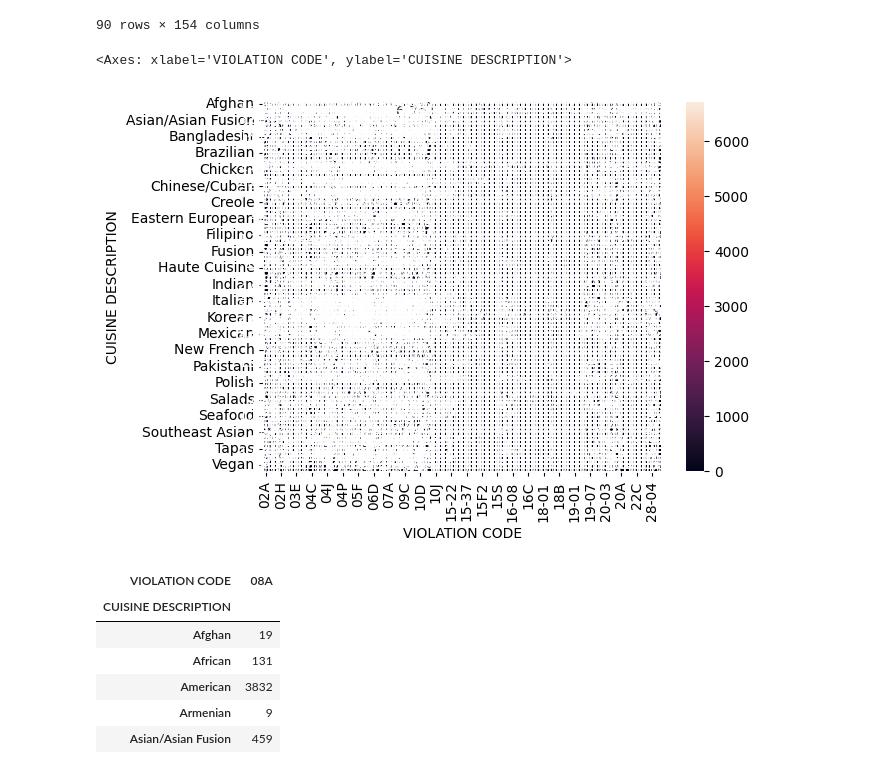
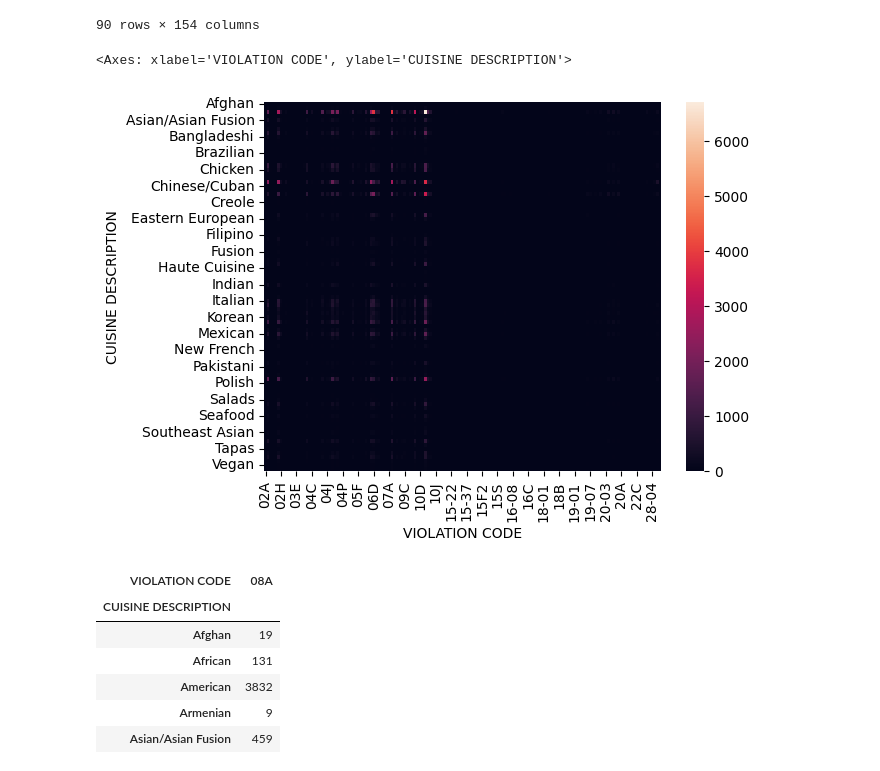
Before and after one commit to jonathan-chin/citytech-ttpr-2026-summer, a Jupyter notebook: code_alongs/seaborn_intro/reference.ipynb, the cells around one changed output. Cells and saved outputs as stored; diff of their text form; code cells hidden in the pictures.

Commit message:
improved crosstab heatmap

```diff
--- a/code_alongs/seaborn_intro/reference.ipynb
+++ b/code_alongs/seaborn_intro/reference.ipynb
@@ -214,10 +214,10 @@ contingency_table
 | Vegetarian | 0 | 33 | 0 | 0 | 0 | 38 | 10 | 1 | 1 | 0 | ... |
 90 rows × 154 columns
 # %%
-sns.heatmap(contingency_table, annot=True)
+sns.heatmap(contingency_table)
 # %% [output]
 <Axes: xlabel='VIOLATION CODE', ylabel='CUISINE DESCRIPTION'>
-[figure, old version]
+[figure, new version]
 # %%
 # this is too information dense. let's only look at 08A
 contingency_table_only_08A = pd.crosstab(
```
